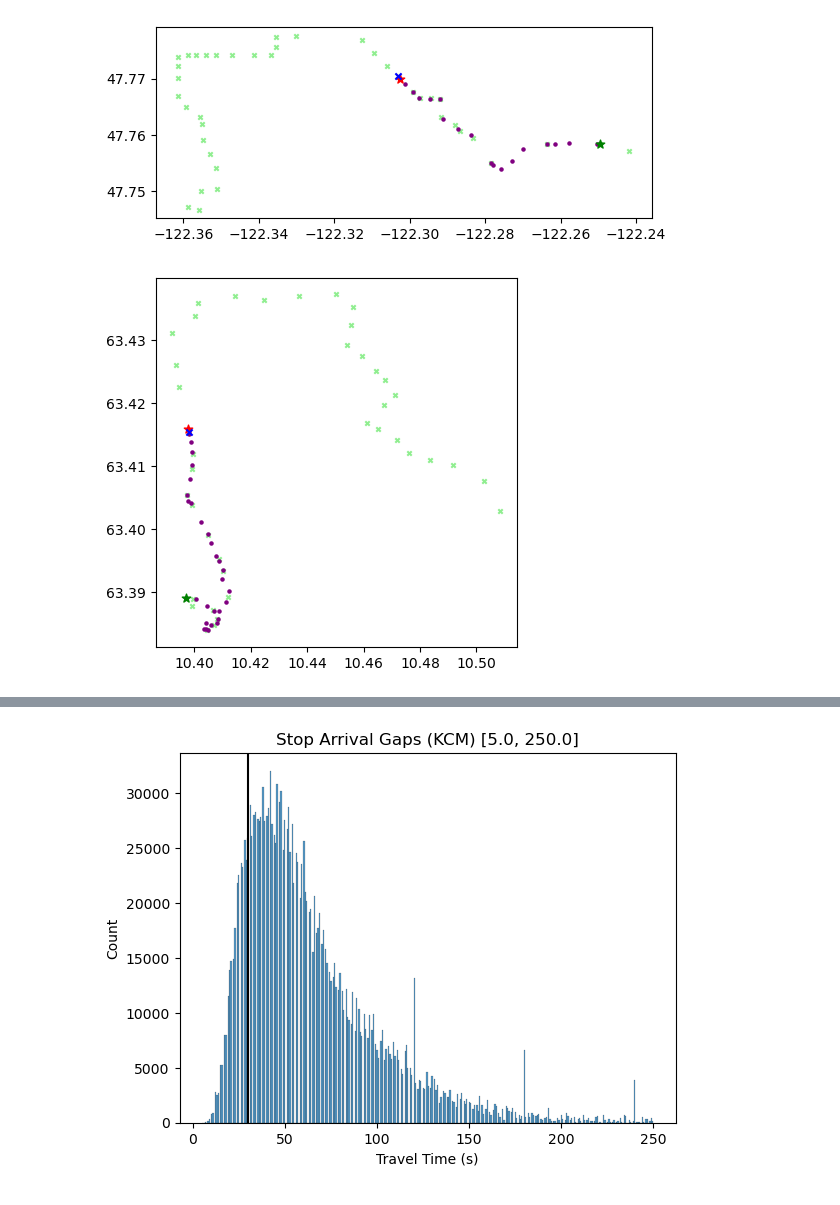
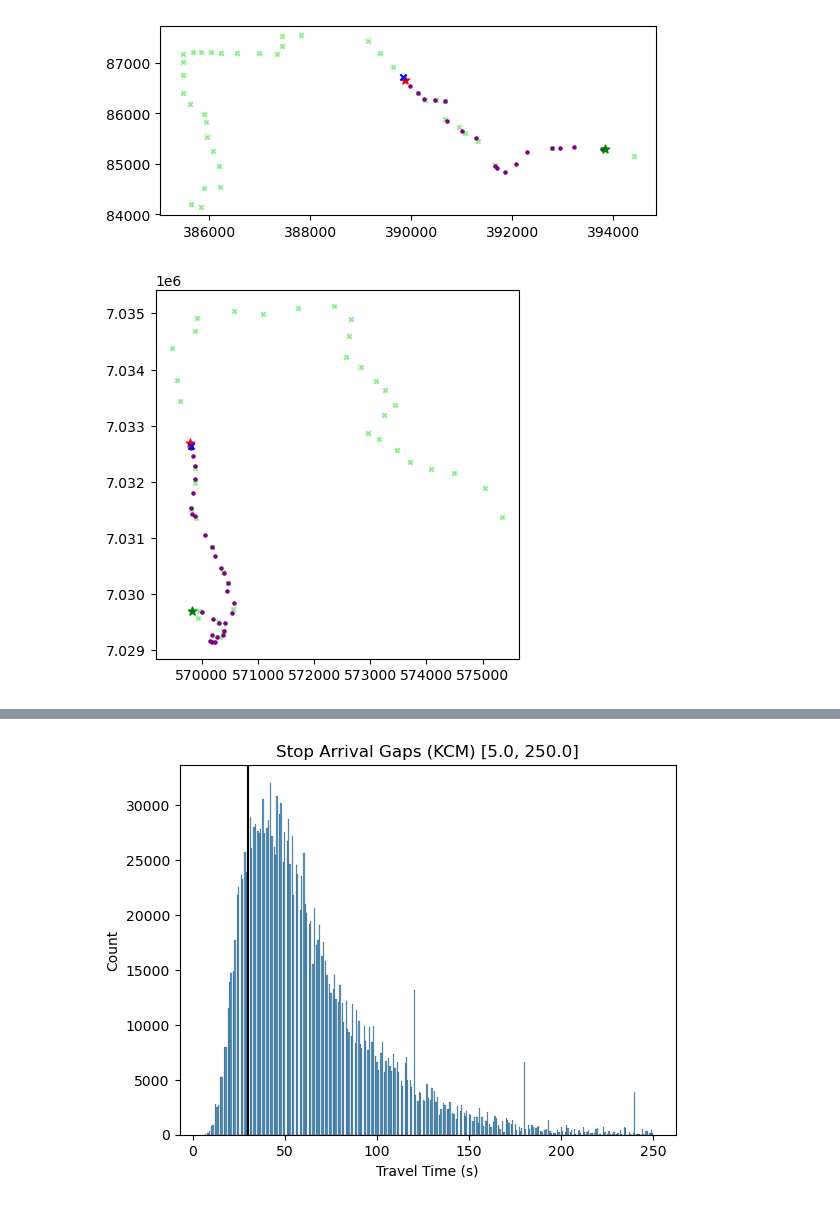
Before and after one commit to zackAemmer/generalizable_travel_times, a Jupyter notebook: src/explore_inputs.ipynb, the cells around one changed output, grey strips where cells are left out. Saved outputs shown, nothing was run; the diff lists cells and outputs as text; code cells hidden in the pictures.

Commit message:
Adjust notebooks to epsg

```diff
--- a/src/explore_inputs.ipynb
+++ b/src/explore_inputs.ipynb
@@ -39,15 +41,14 @@ print(sys.getsizeof(atb_grid)*1e-9)
 # %%
 # Look at a single trip
 test_traces = kcm_inputs['test_traces']
 shingle_data = test_traces[test_traces['shingle_id']==5885]
-shingle_data.head()
 # Plot overview of the shingle
 plot_data = shingle_data
 fig, axes = plt.subplots(1,1)
-shape_utils.plot_gtfs_trip(axes, plot_data['trip_id'].iloc[0], kcm_inputs['gtfs_data'])
-shape_utils.plot_gtfsrt_trip(axes, plot_data)
+shape_utils.plot_gtfs_trip(axes, plot_data['trip_id'].iloc[0], kcm_inputs['gtfs_data'], kcm_inputs['config']['epsg'])
+shape_utils.plot_gtfsrt_trip(axes, plot_data, kcm_inputs['config']['epsg'])
 # %% [output]
-[figure, old version]
+[figure, new version]
 # %%
 # Look at a single trip
 test_traces = atb_inputs['test_traces']
@@ -56,10 +57,10 @@ shingle_data.head()
 # Plot overview of the shingle
 plot_data = shingle_data
 fig, axes = plt.subplots(1,1)
-shape_utils.plot_gtfs_trip(axes, plot_data['trip_id'].iloc[0], atb_inputs['gtfs_data'])
-shape_utils.plot_gtfsrt_trip(axes, plot_data)
+shape_utils.plot_gtfs_trip(axes, plot_data['trip_id'].iloc[0], atb_inputs['gtfs_data'], atb_inputs['config']['epsg'])
+shape_utils.plot_gtfsrt_trip(axes, plot_data, atb_inputs['config']['epsg'])
 # %% [output]
-[figure, old version]
+[figure, new version]
 # %%
 # Look at grid features for a shingle
 importlib.reload(shape_utils)
```
Also changed, not shown: parts of 12 cells of this notebook, 4 other files.
